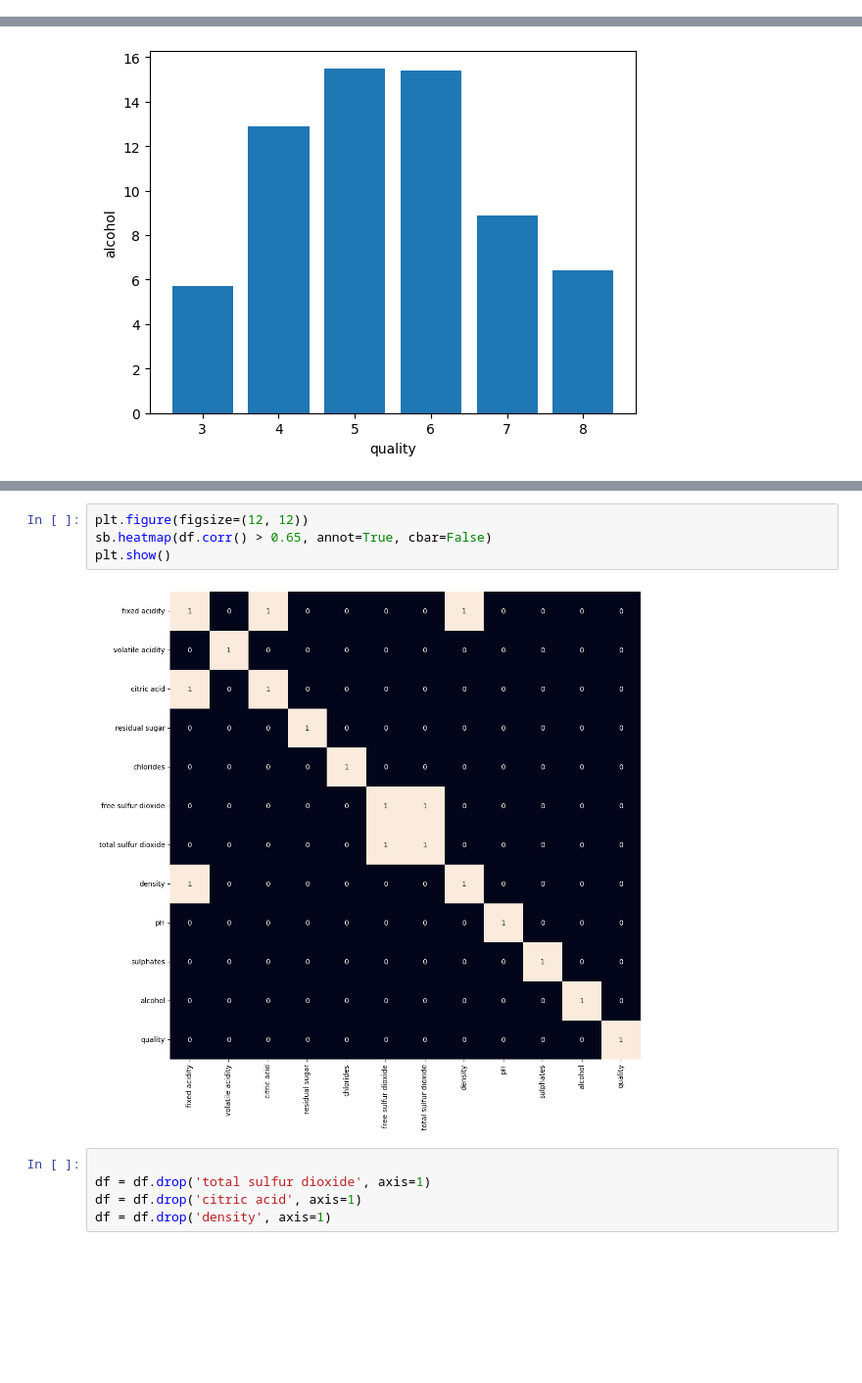
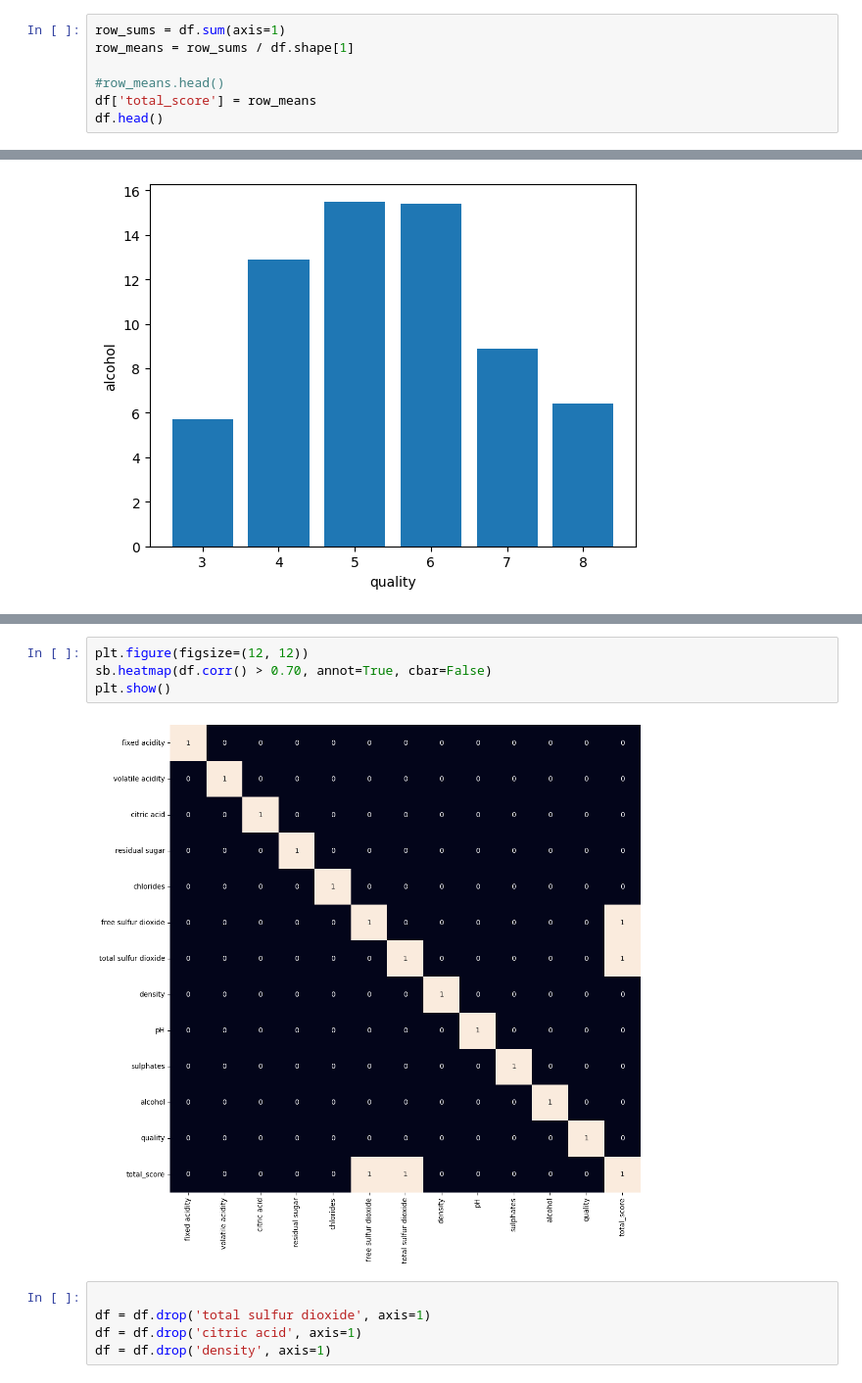
Before and after one commit to connerCpowell/WineQuality, a Jupyter notebook: Wine_forecasting.ipynb, the cells around one changed output, grey strips where cells are left out. Shown at 98% size. Saved outputs shown, nothing was run; the diff lists cells and outputs as text; blank space fills up the shorter version.

```diff
--- a/Wine_forecasting.ipynb
+++ b/Wine_forecasting.ipynb
@@ -44,0 +28,7 @@ print(df.head())
+# %%
+row_sums = df.sum(axis=1)
+row_means = row_sums / df.shape[1]
+
+#row_means.head()
+df['total_score'] = row_means
+df.head()
@@ -92,9 +104,9 @@ plt.show()
 # %%
 plt.figure(figsize=(12, 12))
-sb.heatmap(df.corr() > 0.65, annot=True, cbar=False)
+sb.heatmap(df.corr() > 0.70, annot=True, cbar=False)
 plt.show()
 # %% [output]
-[figure, old version]
+[figure, new version]
 # %%
 
 df = df.drop('total sulfur dioxide', axis=1)
```
Also changed, not shown: parts of 6 cells of this notebook, 1 other file.
